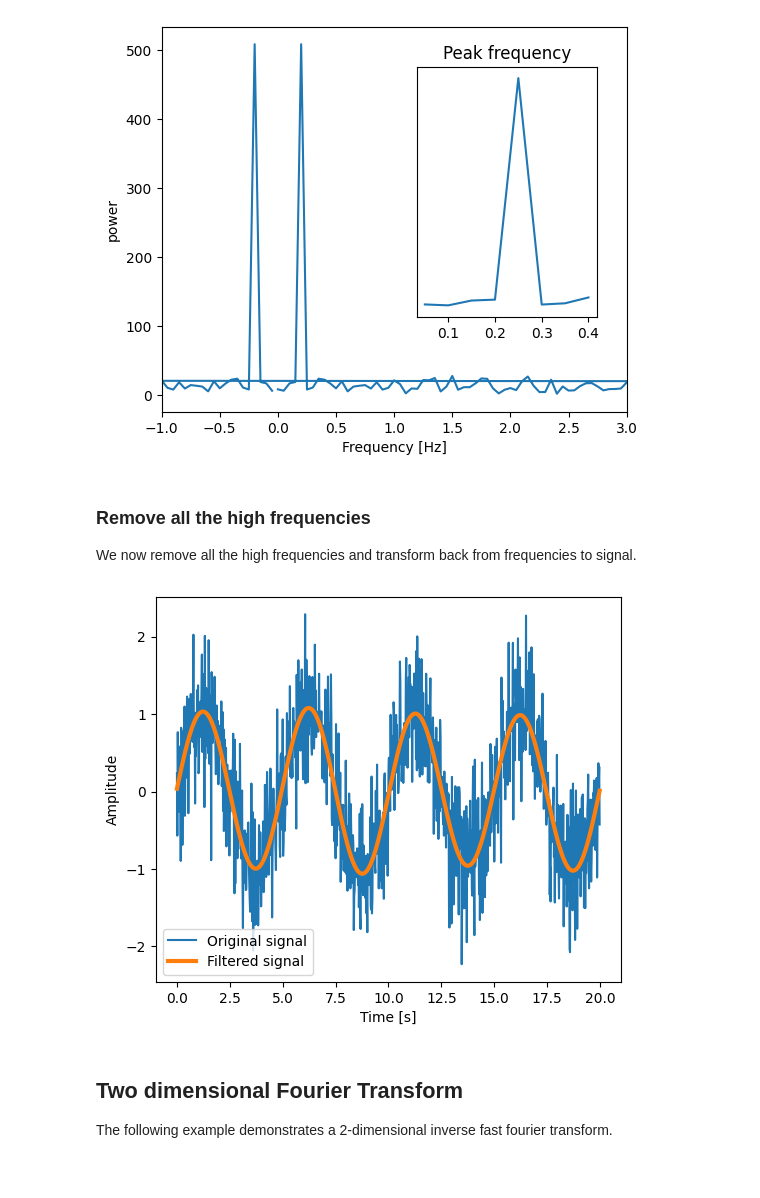
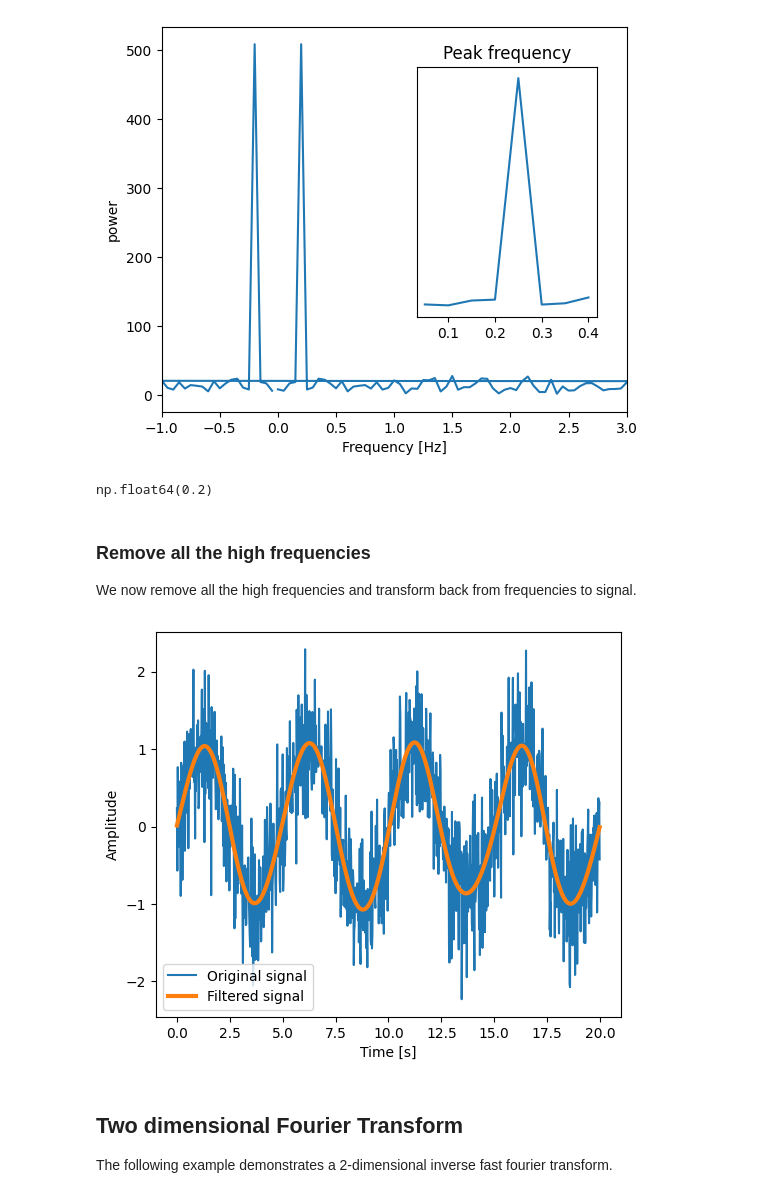
Before and after one commit to UChicagoPhysics/PHYS250, a Jupyter notebook: Examples/Fast-Fourier-Transforms.ipynb, the cells around one changed output. Saved outputs shown, nothing was run; the diff lists cells and outputs as text; code cells hidden in the pictures.

```diff
--- a/Examples/Fast-Fourier-Transforms.ipynb
+++ b/Examples/Fast-Fourier-Transforms.ipynb
@@ -215,26 +215,30 @@ plt.setp(axes, yticks=[])
 # %% [output]
 []
 [figure]
+# %%
+peak_freq
+# %% [output]
+np.float64(0.2)
 # %% [markdown]
 ### Remove all the high frequencies
 
 We now remove all the high frequencies and transform back from frequencies to signal.
 # %%
 high_freq_fft = sig_fft.copy()
-high_freq_fft[np.abs(sample_freq) > peak_freq] = 0
+high_freq_fft[np.abs(sample_freq) > peak_freq*2] = 0
 filtered_sig = ifft(high_freq_fft)
 
 plt.figure(figsize=(6, 5))
 plt.plot(time_vec, sig, label='Original signal')
 plt.plot(time_vec, filtered_sig, linewidth=3, label='Filtered signal')
 plt.xlabel('Time [s]')
 plt.ylabel('Amplitude')
 
 plt.legend(loc='best')
 
 plt.show()
 # %% [output]
-[figure, old version]
+[figure, new version]
 # %% [markdown]
 ## Two dimensional Fourier Transform
 
```
Also changed, not shown: parts of 2 cells of this notebook.
